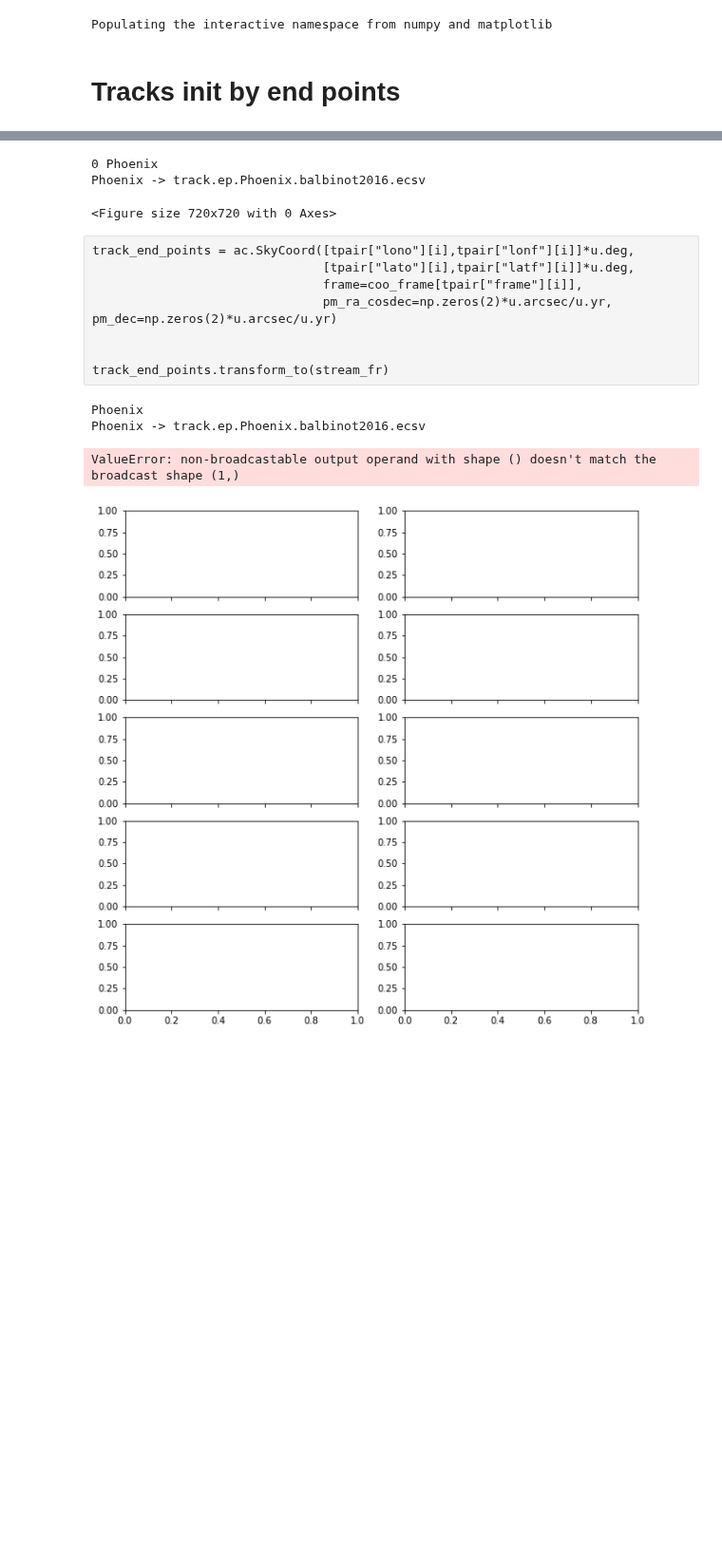
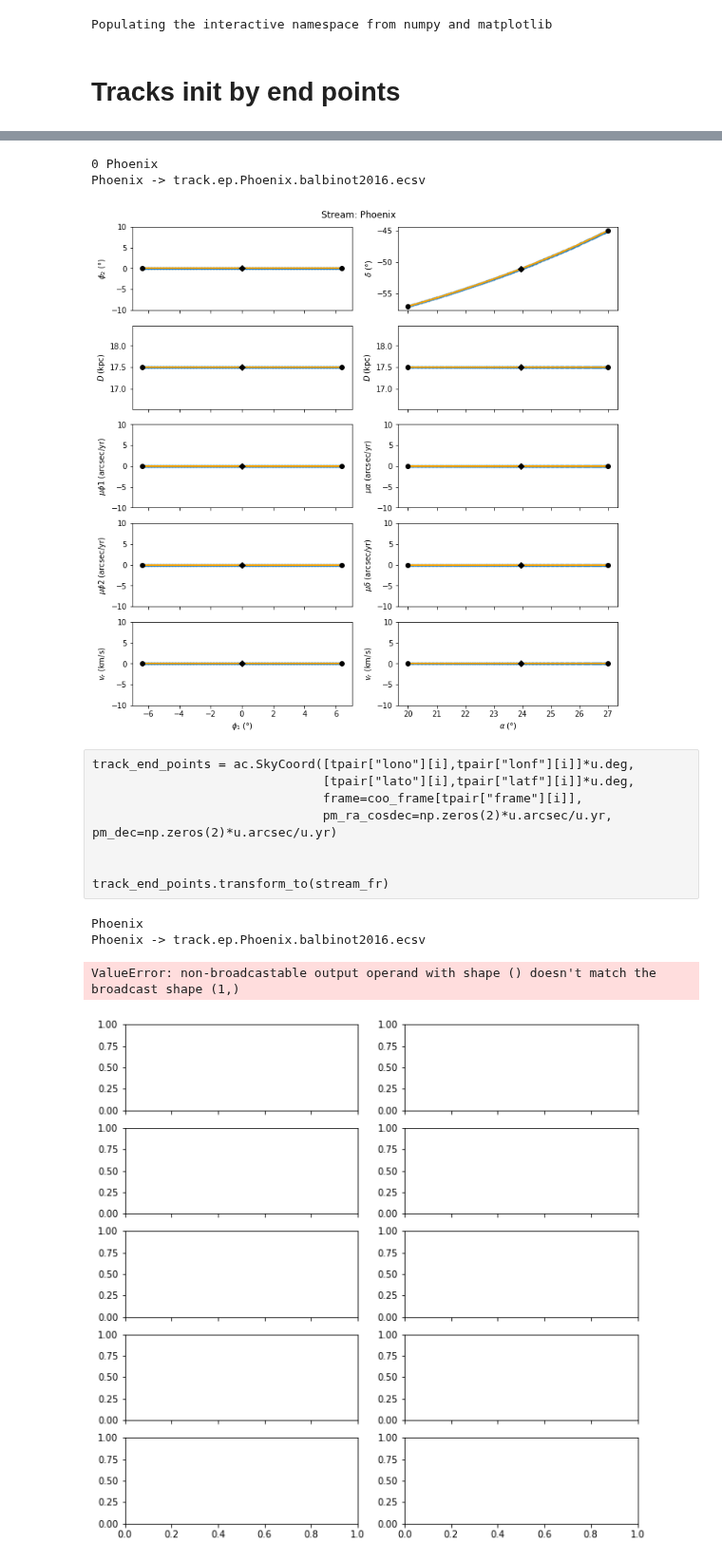
Before and after one commit to cmateu/galstreams, a Jupyter notebook: galstreams/tracks/standardized_tracks.ipynb, the cells around one changed output, grey strips where cells are left out. Shown at 95% size. Drawn from its saved outputs; the diff is of its cells as text; code cells hidden in the pictures; blank space fills up the shorter version.

Commit message:
end points fn working, saving, plotting confirmed

```diff
--- a/galstreams/tracks/standardized_tracks.ipynb
+++ b/galstreams/tracks/standardized_tracks.ipynb
@@ -28,8 +123,8 @@ def save_summary_ecsv(outfilen, track_end_points, track_mid_point, mid_pole, Str
 
     #Save track summary - one line per stream. Yes, I prefer this. That way each stream's summary can be independently updated.
     #ofilesn = f"{ofileroot}.summary.ecsv"
-    names = track.get_representation_component_names()
-    names.update(track.get_representation_component_names('s'))
+    names = track_end_points.get_representation_component_names()
+    names.update(track_end_points.get_representation_component_names('s'))
 
     #Make sure inputs are iterable
 #     mp, po = {}, {}
@@ -46,14 +141,14 @@ def save_summary_ecsv(outfilen, track_end_points, track_mid_point, mid_pole, Str
     tr_summary.update({l: getattr(track_end_points[1:], k) for k,l in zip(names,lnames)})
     lnames = [ "mid."+k for k in names]
     tr_summary.update({l: getattr(track_mid_point[:1], k) for k,l in zip(names,lnames)})
-    rnames = track.get_representation_component_names()
+    rnames = mid_pole.get_representation_component_names()
     lnames = [ "pole."+k for k in rnames]
     tr_summary.update({l: getattr(mid_pole[:1], k) for k,l in zip(rnames,lnames)})
     #print track summary
     t = astropy.table.QTable(tr_summary)
     astropy.io.ascii.write(t, format='ecsv', delimiter=',', output=outfilen, overwrite=True, fast_writer=False)
 # %%
-def stream_plot(stream_sc, track, track_end_points, track_mid_point, stream_fr, saveplot=False, clf=False, StreamName=None, plotfilen='salida.png'):
+def stream_plot(stream_sc, track, track_end_points, track_mid_point, stream_fr, saveplot=False, clf=False, StreamName=None, plotfilen='salida.png', plot_obs=True):
 
     pkwds=dict(marker='.',ls='', alpha=0.5)
     tkwds=dict(marker='',ls='-', lw=2, color='orange')
@@ -64,10 +159,10 @@ def stream_plot(stream_sc, track, track_end_points, track_mid_point, stream_fr,
     fig=plt.figure(1,figsize=(10,10))
     axs = fig.subplots(ny,nx, sharex="col")
 
-    stream_plot_card(stream_sc, stream_fr, axs, plotkwds=pkwds, show_labels=True)
+    if plot_obs: stream_plot_card(stream_sc, stream_fr, axs, plotkwds=pkwds )
     stream_plot_card(track, stream_fr, axs, plotkwds=tkwds)
     stream_plot_card(track_end_points, stream_fr, axs, plotkwds=ekw)
-    stream_plot_card(track_mid_point, stream_fr, axs, plotkwds=mkw)
+    stream_plot_card(track_mid_point, stream_fr, axs, plotkwds=mkw, show_labels=True)
 
     if StreamName: fig.suptitle("Stream: "+StreamName)
 
@@ -161,8 +256,9 @@ for i in range(tpair["lono"].size)[:1]:
     track_end_point_o = ac.SkyCoord(tpair["lono"][i]*u.deg ,tpair["lato"][i]*u.deg, frame=coo_frame[tpair["frame"][i]])
     track_end_point_f = ac.SkyCoord(tpair["lonf"][i]*u.deg ,tpair["latf"][i]*u.deg, frame=coo_frame[tpair["frame"][i]])
 
-    track_end_points = ac.SkyCoord([tpair["lono"][i],tpair["lonf"][i]]*u.deg,
-                                   [tpair["lato"][i],tpair["latf"][i]]*u.deg,
+    track_end_points = ac.SkyCoord(np.array([tpair["lono"][i],tpair["lonf"][i]])*u.deg,
+                                   np.array([tpair["lato"][i],tpair["latf"][i]])*u.deg,
+                                   distance=np.array([tpair["Ro"][i],tpair["Rf"][i]])*u.kpc,
                                    frame=coo_frame[tpair["frame"][i]],
                                    pm_ra_cosdec=np.zeros(2)*u.arcsec/u.yr,
                                    pm_dec=np.zeros(2)*u.arcsec/u.yr)
@@ -170,53 +266,55 @@ for i in range(tpair["lono"].size)[:1]:
 
     #Mid point. This track is, by definitiion a great circle. In this case, it is valid that the mean will be in the same plane and thus a valid mid-point
     track_mid_point = mean_of_skycoords(track_end_points)
-    track_mid_point = ac.SkyCoord(ra=track_mid_point.ra*np.ones(1), dec=track_mid_point.dec*np.ones(1),
-                                  distance=track_mid_point.distance*np.ones(1), frame="icrs",
-                                  pm_ra_cosdec=np.zeros(1)*u.arcsec/u.yr, pm_dec=np.zeros(1)*u.arcsec/u.yr )
 
     mid_pole = gc.greatcircle.pole_from_endpoints(track_end_point_o, track_end_point_f)
-    stream_fr = gc.GreatCircleICRSFrame(pole=mid_pole, ra0=0.*u.deg)#ra0=track_mid_point.ra)
+    stream_fr = gc.GreatCircleICRSFrame(pole=mid_pole, ra0=track_mid_point.ra)
 
     #Generate sky track
-    phi1s=np.linspace( (track_end_points.transform_to(stream_fr).phi1.value).min(),  (track_end_points.transform_to(stream_fr).phi1.value).max(), 200)
-    phi1s = phi1s*track_end_points.transform_to(stream_fr).phi1.unit
+    phis_o=np.linspace( (track_end_points.transform_to(stream_fr).phi1.value).min(),  (track_end_points.transform_to(stream_fr).phi1.value).max(), 200)
+    phi1s = phis_o*track_end_points.ra.unit
     phi2 = np.zeros(phi1s.size)*phi1s.unit
 
     #Distance track - If a detailed track is lacking and only Ro,Rf are reported, nothing better to do than linear interpolation
-    Fd = scipy.interpolate.interp1d([tpair["lono"][i],tpair["lonf"][i]],[tpair["Ro"][i],tpair["Rf"][i]],bounds_error=False)
+    Fd = scipy.interpolate.interp1d([phis_o[0],phis_o[-1]],[tpair["Ro"][i],tpair["Rf"][i]],kind='linear',bounds_error=False)
     distance = Fd(phi1s.value)*u.kpc    #Ro,Rf are passed in kpc
+
 
     #In this category, for now it's assumed no proper motion data is available. If it is, move to Individual stream category
     track = ac.SkyCoord(phi1=phi1s, phi2=phi2,
                         distance=distance,
                         frame=stream_fr,
                         pm_phi1_cosphi2=np.zeros(phi2.size)*u.arcsec/u.yr,
                         pm_phi2=np.zeros(phi2.size)*u.arcsec/u.yr)
-    #Objects are store in icrs by default
-    track = track.transform_to(ac.ICRS)
-    track_end_points, track_mid_point, mid_pole = track_end_points.transform_to(ac.ICRS), track_mid_point.transform_to(ac.ICRS), mid_pole.transform_to(ac.ICRS)
 
-    mid_pole = ac.SkyCoord(ra=mid_pole.ra*np.ones(1), dec=mid_pole.dec*np.ones(1), distance=mid_pole.distance*np.ones(1), frame="icrs",
+    #Objects are stored in icrs by default
+#    track = track.transform_to(ac.ICRS)
+    track_mid_point = ac.SkyCoord(ra=track_mid_point.ra*np.ones(1), dec=track_mid_point.dec*np.ones(1),
+                                  distance=Fd(0.)*u.kpc, frame="icrs",
+                                  pm_ra_cosdec=np.zeros(1)*u.arcsec/u.yr, pm_dec=np.zeros(1)*u.arcsec/u.yr )
+
+
+    mid_pole = ac.SkyCoord(ra=mid_pole.ra*np.ones(1), dec=mid_pole.dec*np.ones(1), distance=np.zeros(1), frame="icrs",
                            pm_ra_cosdec=np.zeros(1)*u.arcsec/u.yr, pm_dec=np.zeros(1)*u.arcsec/u.yr )
 
 
     ofileroot = f"track.ep.{Name}.{Reference.lower()}"
 
+    #Save plots
+    stream_plot(track, track, track_end_points, track_mid_point, stream_fr, saveplot=True, plotfilen=ofileroot+".png", clf=False, StreamName=Name, plot_obs=True)
+
     #Print track out
     ofileroot = f"track.ep.{Name}.{Reference.lower()}"
     print(f"{Name} -> {ofileroot}.ecsv")
-    save_track_ecsv(f"{ofileroot}.ecsv",track)
+    save_track_ecsv(f"{ofileroot}.ecsv",track = track.icrs)
 
     #Save track summary - one line per stream. Yes, I prefer this. That way each stream's summary can be independently updated.
     ofilesn = f"{ofileroot}.summary.ecsv"
-    save_summary_ecsv(ofilesn, track_end_points, track_mid_point, mid_pole, StreamName=Name, StreamShortName=ShortName )
-
-    #Save
-    stream_plot(track, track, track_end_points, track_mid_point, stream_fr, saveplot=True, plotfilen=ofileroot+".png", clf=True, StreamName=Name, )
+    save_summary_ecsv(ofilesn, track_end_points.icrs, track_mid_point.icrs, mid_pole.icrs, StreamName=Name, StreamShortName=ShortName )
 # %% [output]
 0 Phoenix
 Phoenix -> track.ep.Phoenix.balbinot2016.ecsv
-<Figure size 720x720 with 0 Axes>
+[figure, added]
 # %%
 #track_end_points.transform_to(stream_fr), mid_pole
 #track
```
Also changed, not shown: parts of 5 cells of this notebook.
